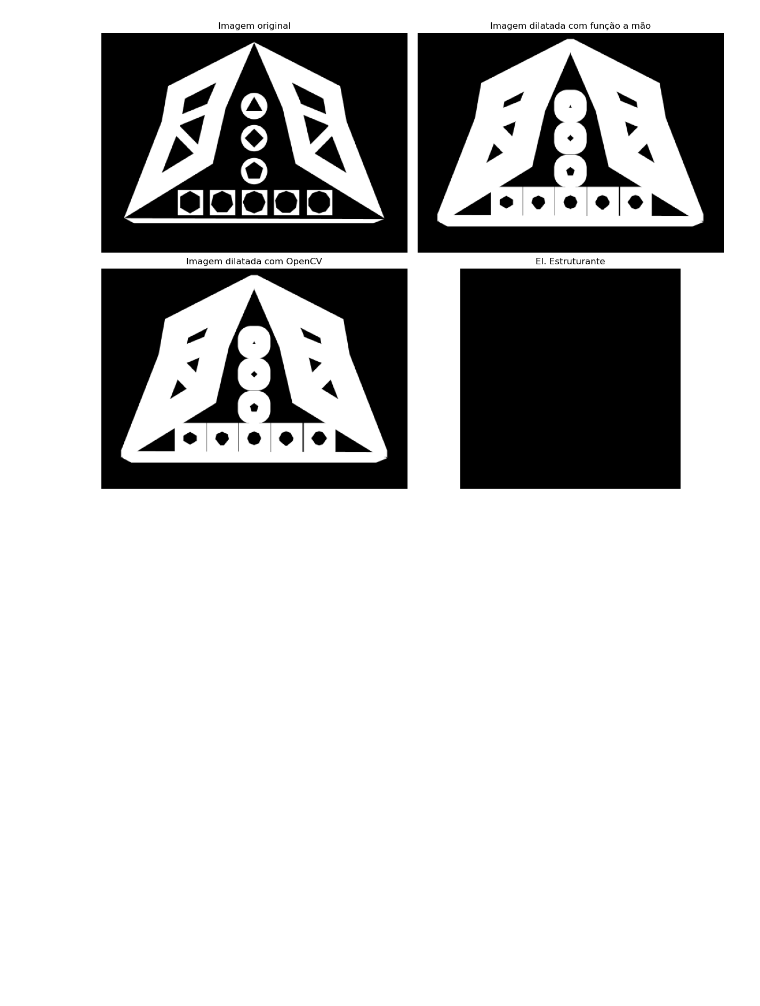
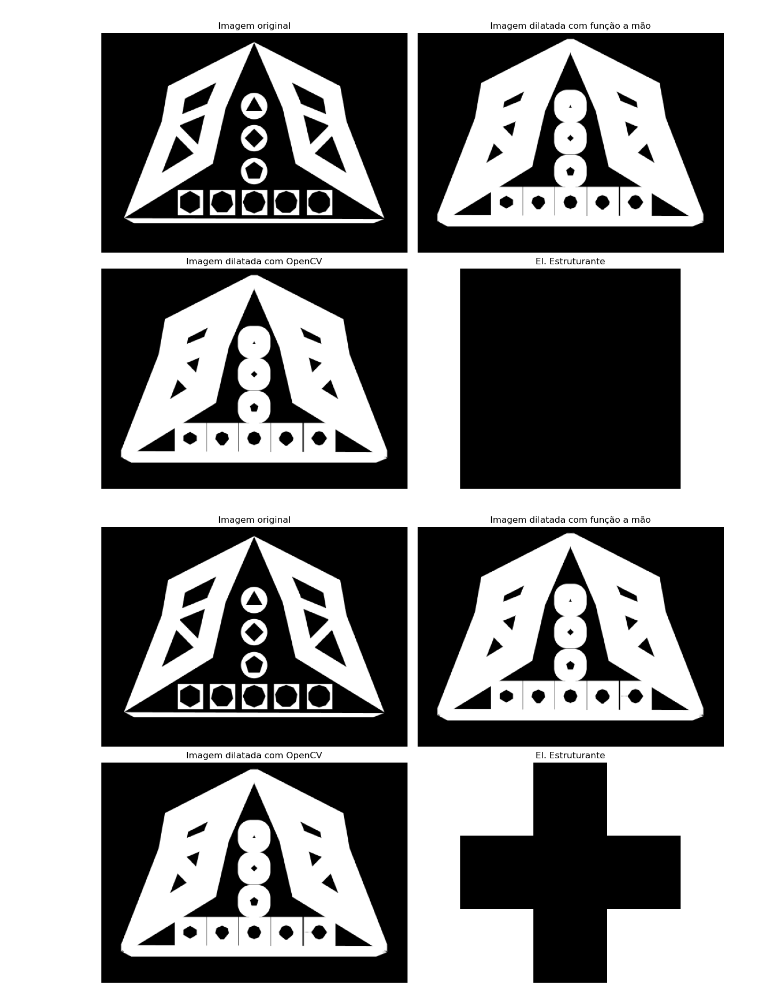
Before and after one commit to Nicolas2Primo/Processamento-Digital-de-Imagem, a Jupyter notebook: Work-2/MathMorphology/Dilation/dilation_test.ipynb, the cells around one changed output. Drawn from its saved outputs; the diff is of its cells as text; code cells hidden in the pictures; blank space fills up the shorter version.

```diff
--- a/Work-2/MathMorphology/Dilation/dilation_test.ipynb
+++ b/Work-2/MathMorphology/Dilation/dilation_test.ipynb
@@ -70,3 +70,38 @@ plt.tight_layout()
 plt.show()
 # %% [output]
 [figure]
+# %%
+size = np.array([3, 3])
+star = structure_element(size, 2)
+
+img_dilation = dilation(img_gray, star, iterations=5)
+
+img_dilation_cv = cv2.dilate(img_gray, star, iterations=5)
+# %%
+plt.figure(figsize=(12, 9))
+
+plt.subplot(221)
+plt.imshow(img_gray, 'gray')
+plt.axis("off")
+plt.title("Imagem original")
+
+plt.subplot(222)
+plt.imshow(img_dilation, 'gray')
+plt.axis("off")
+plt.title("Imagem dilatada com função a mão")
+
+plt.subplot(223)
+plt.imshow(img_dilation_cv, 'gray')
+plt.axis("off")
+plt.title("Imagem dilatada com OpenCV")
+
+plt.subplot(224)
+plt.imshow(square, 'gray', interpolation='nearest')
+plt.axis("off")
+plt.grid()
+plt.title("El. Estruturante")
+
+plt.tight_layout()
+plt.show()
+# %% [output]
+[figure, added]
```
Also changed, not shown: parts of 2 cells of this notebook, 12 other files.
